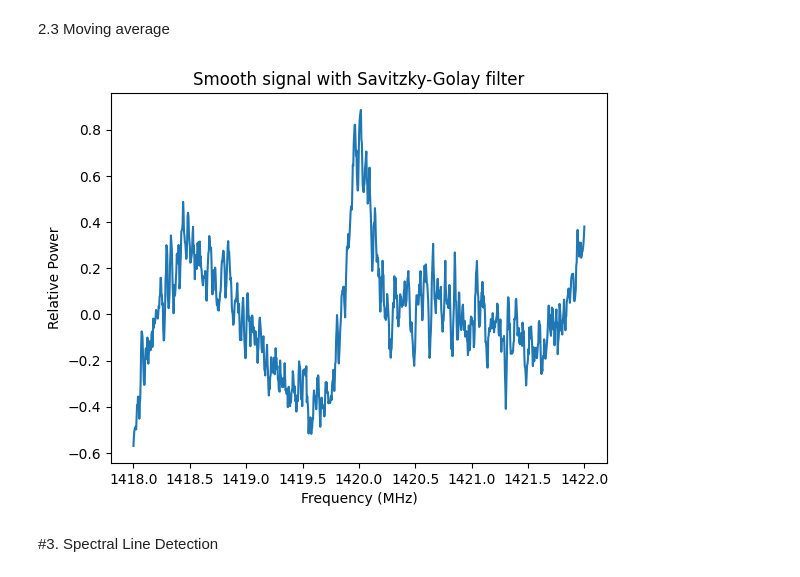
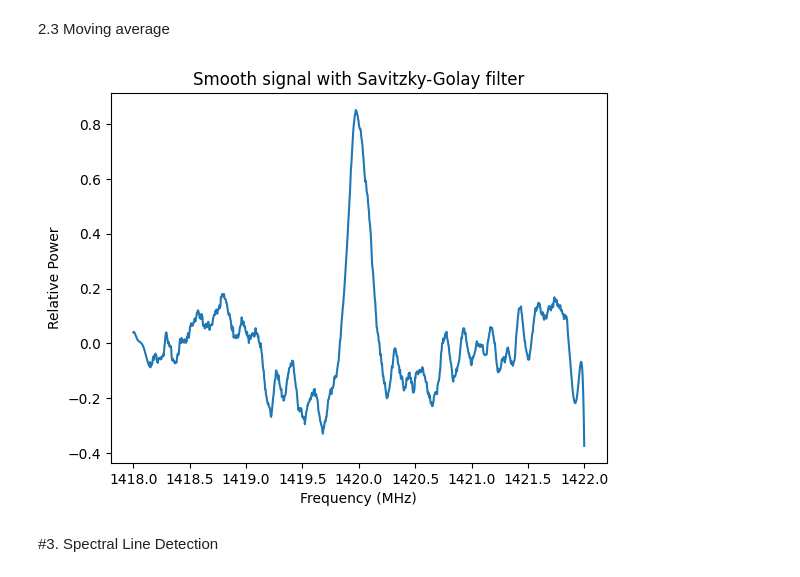
Before and after one commit to PanagiotisPetrid/ASTRO-BEAM-PanagiotisPetridis, a Jupyter notebook: ASTRO_BEAM_Task_7.ipynb, the cells around one changed output. Drawn from its saved outputs; the diff is of its cells as text; code cells hidden in the pictures.

```diff
--- a/ASTRO_BEAM_Task_7.ipynb
+++ b/ASTRO_BEAM_Task_7.ipynb
@@ -264,7 +265,7 @@ import numpy as np
 import matplotlib.pyplot as plt
 
 # Degree of the polynomial fit
-degree = 10  # You can increase or decrease this depending on the fit
+degree = 40  # Note: may cause overfitting in some cases if the polynomial degree is very high
 
 # Fit the polynomial to the smooth data
 coefficients = np.polyfit(freq_range, signal_ON, degree)
@@ -307,20 +316,20 @@ Fitted coefficients: [ 8.54058072e-23 -1.21415993e-19 -1.72282431e-16 -4.0551379
 2.3 Moving average
 # %%
 # Apply Savitzky-Golay filter to smooth the data
-window_length = 11 # window_length: The length of the filter window (must be odd)
-polyorder = 3  # polyorder: The order of the polynomial used to fit the samples
+window_length = 71 # window_length: The length of the filter window (must be odd)
+polyorder = 7  # polyorder: The order of the polynomial used to fit the samples
 
 # Apply the Savitzky-Golay filter to the calibrated signal
 smooth = savgol_filter(calibrated_signal, window_length=window_length, polyorder=polyorder)
 
 # Plot the smoothed signal
 plt.plot(freq_range, smooth)
 plt.title("Smooth signal with Savitzky-Golay filter")
 plt.xlabel("Frequency (MHz)")
 plt.ylabel("Relative Power")
 plt.show()
 # %% [output]
-[figure, old version]
+[figure, new version]
 # %% [markdown]
 #3. Spectral Line Detection
 # %% [markdown]
```
Also changed, not shown: parts of 14 cells of this notebook.
